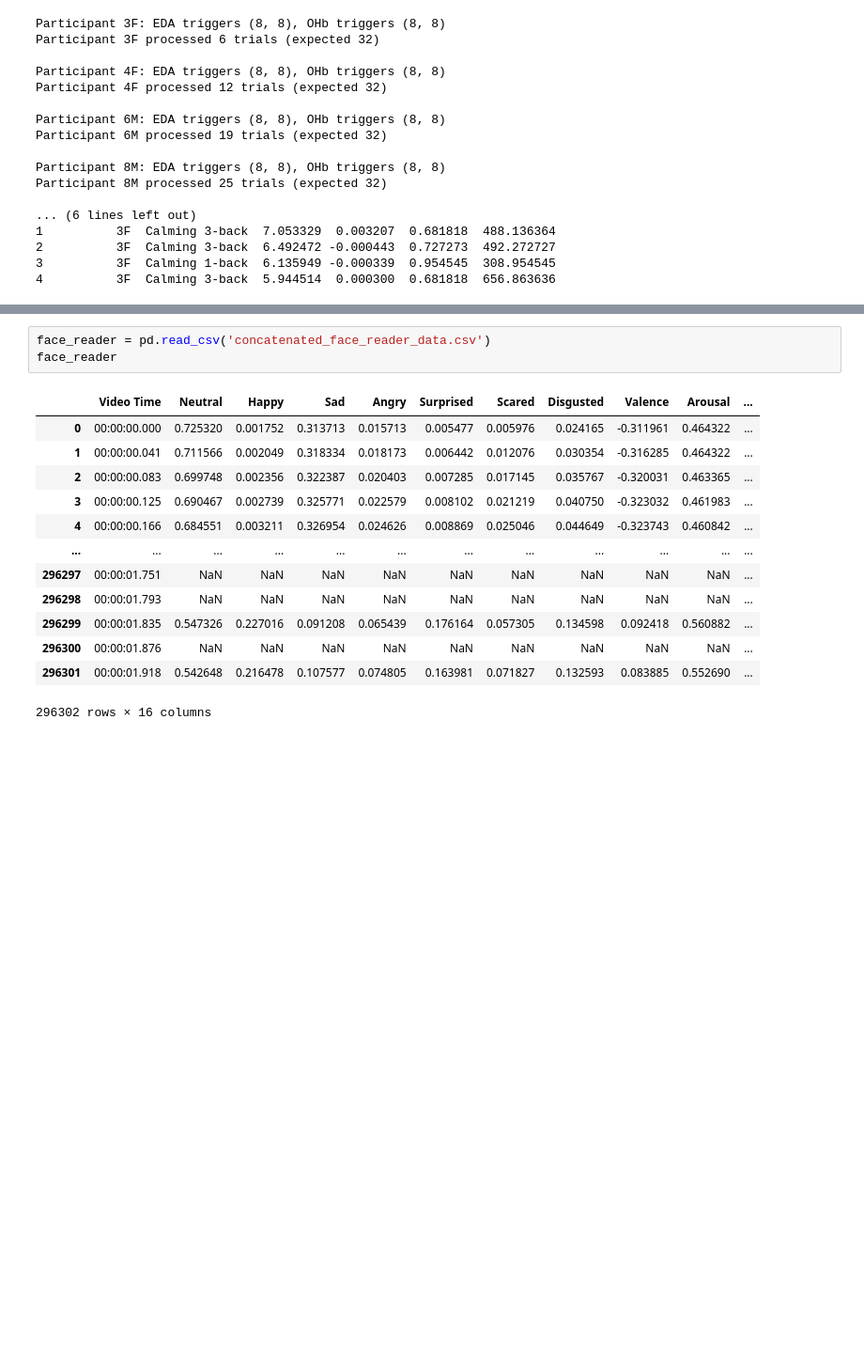
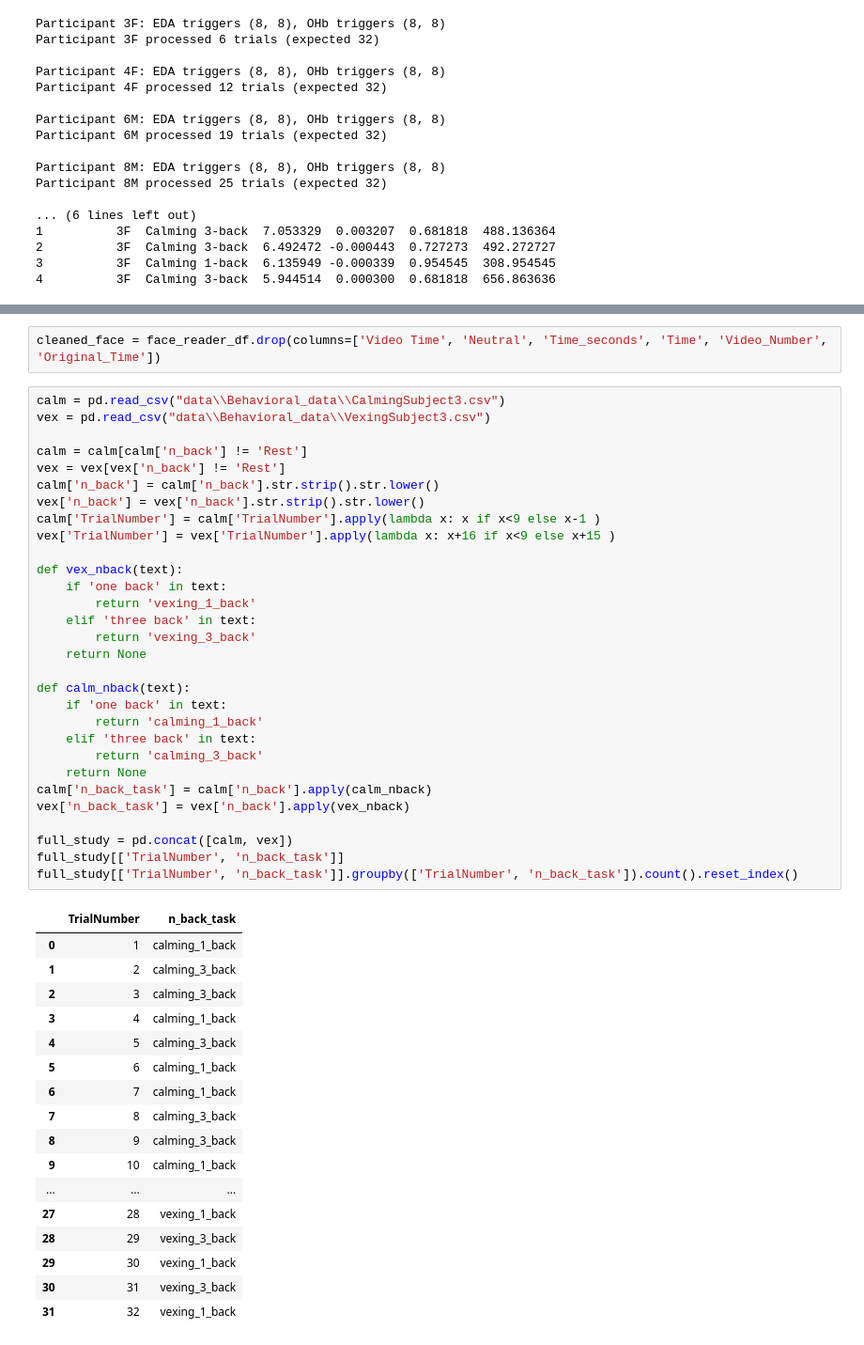
Before and after one commit to tejassmani/memory-music, a Jupyter notebook: df.ipynb, the cells around one changed output, grey strips where cells are left out. Shown: that part at 94% size. Saved outputs shown, nothing was run; the diff lists cells and outputs as text; blank space fills up the shorter version.

Commit message:
Face Reader Data and Minor Fixes

```diff
--- a/df.ipynb
+++ b/df.ipynb
@@ -751,17 +725,50 @@ Columns in final dataset:
-# %%
-face_reader = pd.read_csv('concatenated_face_reader_data.csv')
-face_reader
-# %% [output]
-|  | Video Time | Neutral | Happy | Sad | Angry | Surprised | Scared | Disgusted | Valence | Arousal | ... |
-| 0 | 00:00:00.000 | 0.725320 | 0.001752 | 0.313713 | 0.015713 | 0.005477 | 0.005976 | 0.024165 | -0.311961 | 0.464322 | ... |
-| 1 | 00:00:00.041 | 0.711566 | 0.002049 | 0.318334 | 0.018173 | 0.006442 | 0.012076 | 0.030354 | -0.316285 | 0.464322 | ... |
-| 2 | 00:00:00.083 | 0.699748 | 0.002356 | 0.322387 | 0.020403 | 0.007285 | 0.017145 | 0.035767 | -0.320031 | 0.463365 | ... |
-| 3 | 00:00:00.125 | 0.690467 | 0.002739 | 0.325771 | 0.022579 | 0.008102 | 0.021219 | 0.040750 | -0.323032 | 0.461983 | ... |
-| 4 | 00:00:00.166 | 0.684551 | 0.003211 | 0.326954 | 0.024626 | 0.008869 | 0.025046 | 0.044649 | -0.323743 | 0.460842 | ... |
-| ... | ... | ... | ... | ... | ... | ... | ... | ... | ... | ... | ... |
-| 296297 | 00:00:01.751 | NaN | NaN | NaN | NaN | NaN | NaN | NaN | NaN | NaN | ... |
-| 296298 | 00:00:01.793 | NaN | NaN | NaN | NaN | NaN | NaN | NaN | NaN | NaN | ... |
-| 296299 | 00:00:01.835 | 0.547326 | 0.227016 | 0.091208 | 0.065439 | 0.176164 | 0.057305 | 0.134598 | 0.092418 | 0.560882 | ... |
-| 296300 | 00:00:01.876 | NaN | NaN | NaN | NaN | NaN | NaN | NaN | NaN | NaN | ... |
-| 296301 | 00:00:01.918 | 0.542648 | 0.216478 | 0.107577 | 0.074805 | 0.163981 | 0.071827 | 0.132593 | 0.083885 | 0.552690 | ... |
-296302 rows × 16 columns
+# %%
+cleaned_face = face_reader_df.drop(columns=['Video Time', 'Neutral', 'Time_seconds', 'Time', 'Video_Number', 'Original_Time'])
+# %%
+calm = pd.read_csv("data\\Behavioral_data\\CalmingSubject3.csv")
+vex = pd.read_csv("data\\Behavioral_data\\VexingSubject3.csv")
+
+calm = calm[calm['n_back'] != 'Rest']
+vex = vex[vex['n_back'] != 'Rest']
+calm['n_back'] = calm['n_back'].str.strip().str.lower()
+vex['n_back'] = vex['n_back'].str.strip().str.lower()
+calm['TrialNumber'] = calm['TrialNumber'].apply(lambda x: x if x<9 else x-1 )
+vex['TrialNumber'] = vex['TrialNumber'].apply(lambda x: x+16 if x<9 else x+15 )
+
+def vex_nback(text):
+    if 'one back' in text:
+        return 'vexing_1_back'
+    elif 'three back' in text:
+        return 'vexing_3_back'
+    return None
+
+def calm_nback(text):
+    if 'one back' in text:
+        return 'calming_1_back'
+    elif 'three back' in text:
+        return 'calming_3_back'
+    return None
+calm['n_back_task'] = calm['n_back'].apply(calm_nback)
+vex['n_back_task'] = vex['n_back'].apply(vex_nback)
+
+full_study = pd.concat([calm, vex])
+full_study[['TrialNumber', 'n_back_task']]
+full_study[['TrialNumber', 'n_back_task']].groupby(['TrialNumber', 'n_back_task']).count().reset_index()
+# %% [output]
+|  | TrialNumber | n_back_task |
+| 0 | 1 | calming_1_back |
+| 1 | 2 | calming_3_back |
+| 2 | 3 | calming_3_back |
+| 3 | 4 | calming_1_back |
+| 4 | 5 | calming_3_back |
+| 5 | 6 | calming_1_back |
+| 6 | 7 | calming_1_back |
+| 7 | 8 | calming_3_back |
+| 8 | 9 | calming_3_back |
+| 9 | 10 | calming_1_back |
+| ... | ... | ... |
+| 27 | 28 | vexing_1_back |
+| 28 | 29 | vexing_3_back |
+| 29 | 30 | vexing_1_back |
+| 30 | 31 | vexing_3_back |
+| 31 | 32 | vexing_1_back |
```
Also changed, not shown: parts of 2 cells of this notebook, 4 other files.
